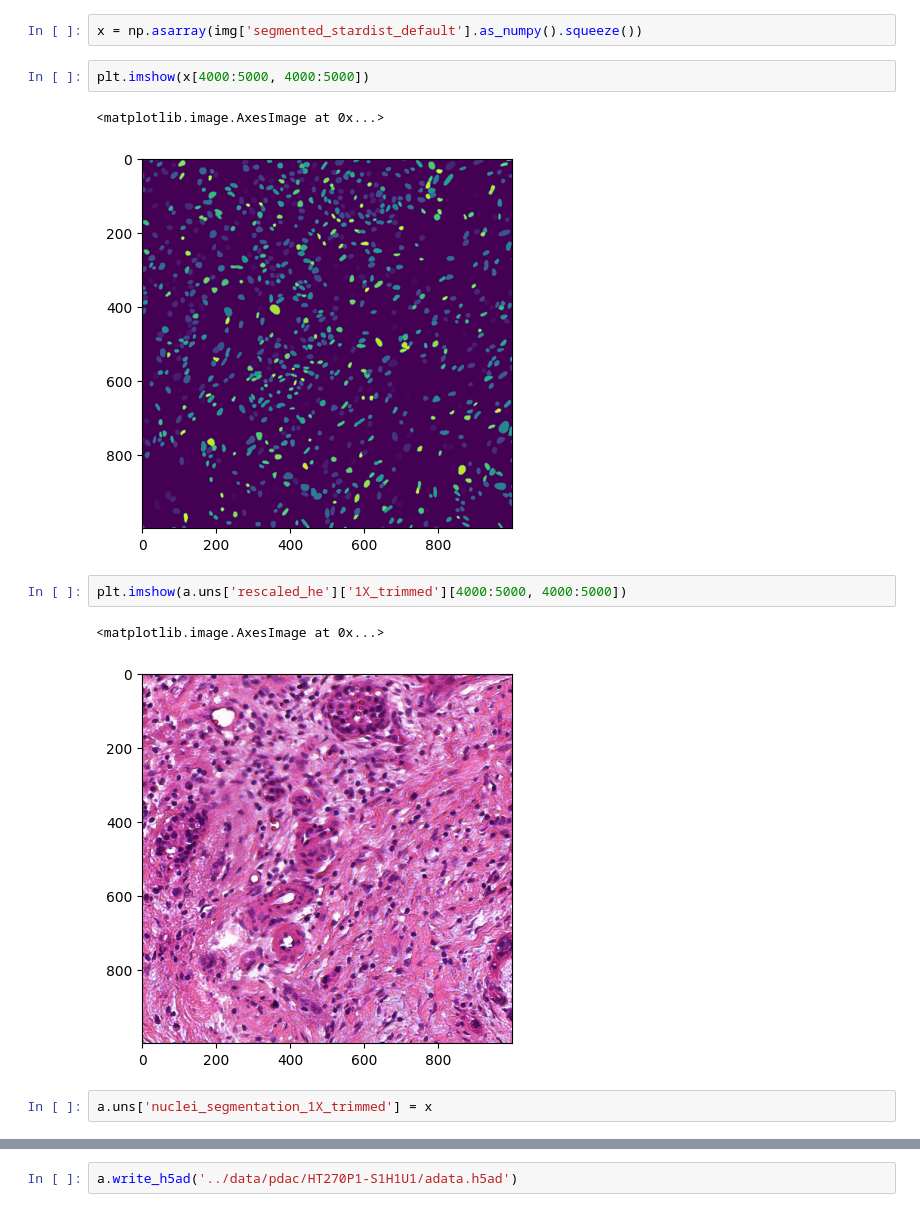
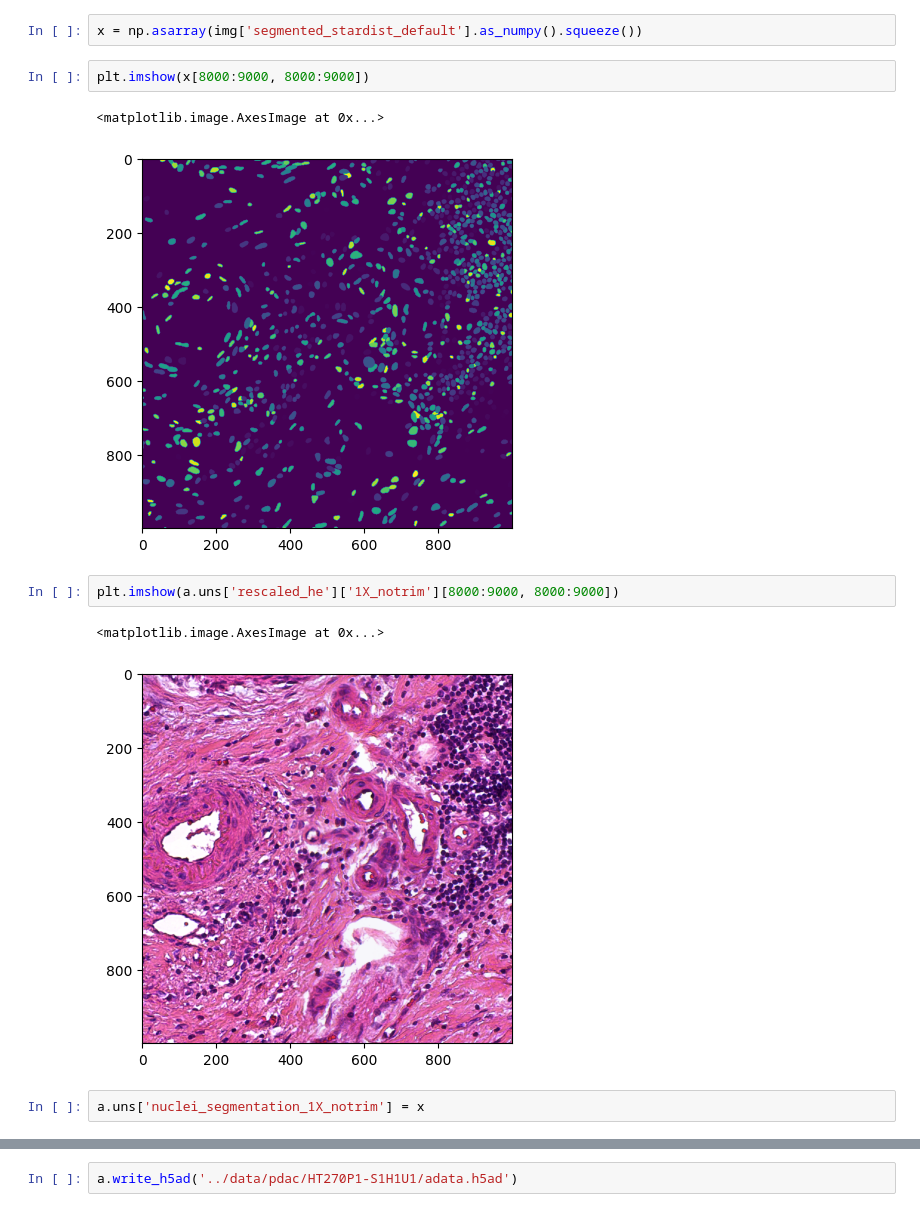
Before and after one commit to estorrs/deep-spatial-genomics, a Jupyter notebook: notebooks/stardist_segmentation.ipynb, the cells around one changed output, grey strips where cells are left out. Cells and saved outputs as stored; diff of their text form.

```diff
--- a/notebooks/stardist_segmentation.ipynb
+++ b/notebooks/stardist_segmentation.ipynb
@@ -184,17 +169,17 @@ Using default values: prob_thresh=0.692478, nms_thresh=0.3.
 # %%
 x = np.asarray(img['segmented_stardist_default'].as_numpy().squeeze())
 # %%
-plt.imshow(x[4000:5000, 4000:5000])
+plt.imshow(x[8000:9000, 8000:9000])
 # %% [output]
 <matplotlib.image.AxesImage at 0x...>
-[figure, old version]
+[figure, new version]
 # %%
-plt.imshow(a.uns['rescaled_he']['1X_trimmed'][4000:5000, 4000:5000])
+plt.imshow(a.uns['rescaled_he']['1X_notrim'][8000:9000, 8000:9000])
 # %% [output]
 <matplotlib.image.AxesImage at 0x...>
-[figure, old version]
+[figure, new version]
 # %%
-a.uns['nuclei_segmentation_1X_trimmed'] = x
+a.uns['nuclei_segmentation_1X_notrim'] = x
 # %%
 props = regionprops_table(x, properties=('label', 'centroid'))
 props = pd.DataFrame(props)
```
Also changed, not shown: parts of 13 cells of this notebook, 1 other file.
